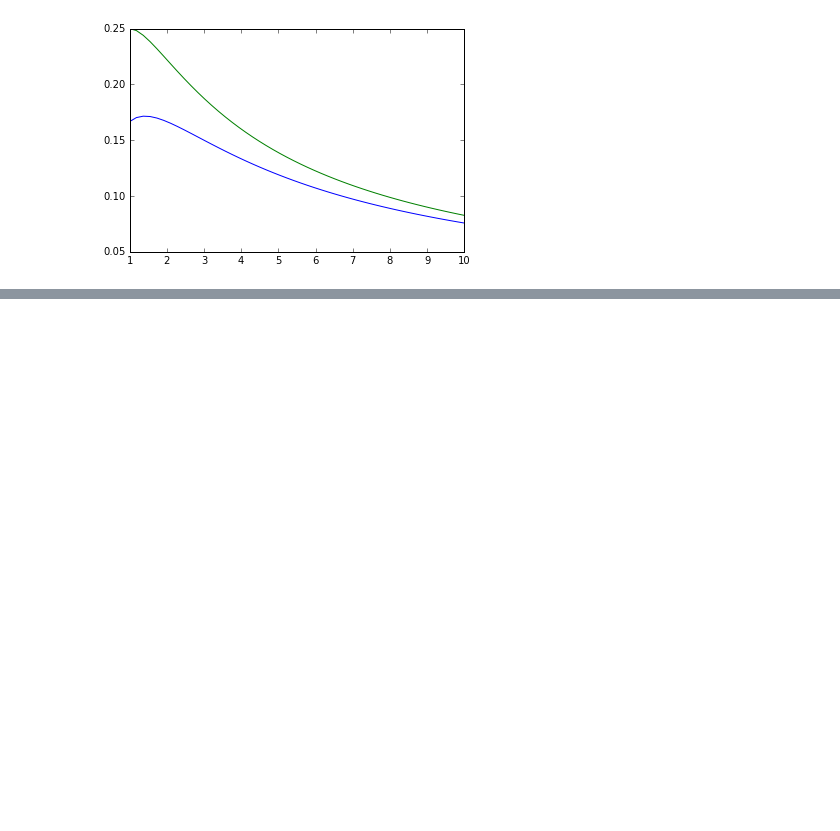
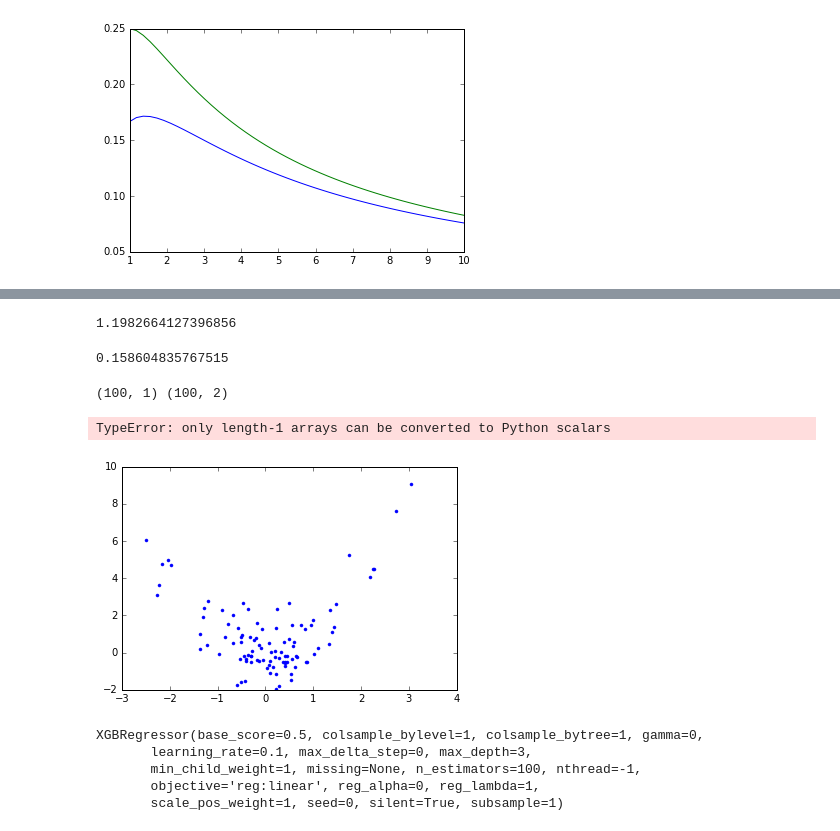
Before and after one commit to cottrell/notebooks, a Jupyter notebook: ml/beta logistic note.ipynb, the cells around one changed output, grey strips where cells are left out. Saved outputs shown, nothing was run; the diff lists cells and outputs as text; code cells hidden in the pictures; blank space fills up the shorter version.

```diff
--- a/ml/beta logistic note.ipynb
+++ b/ml/beta logistic note.ipynb
@@ -49,0 +133,37 @@ def dJ(alpha, beta, Y):
+# %%
+so.check_grad(_J, _dJ, rand(x0.shape[0])) / x0.shape[0]
+# %% [output]
+1.1982664127396856
+# %%
+so.check_grad(lambda x: psi(x).sum(), dpsi, randn(100))
+# %% [output]
+0.158604835767515
+# %%
+# can we just spoof the dim?
+x = randn(100)
+y = x ** 2 + randn(100)
+plot(x, y, '.')
+X = np.atleast_2d(x).T
+Y = np.vstack([y, y]).T
+import xgboost as xgb
+klf = xgb.XGBRegressor(base_score=0.5, colsample_bylevel=1, colsample_bytree=1, gamma=0,
+       learning_rate=0.1, max_delta_step=0, max_depth=3,
+       min_child_weight=1, missing=None, n_estimators=100, nthread=-1,
+       objective='reg:linear', reg_alpha=0, reg_lambda=1,
+       scale_pos_weight=1, seed=0, silent=True, subsample=1)
+
+print(X.shape, Y.shape)
+
+klf.fit(X, Y, eval_set=[(X, Y)], early_stopping_rounds=40)
+# %% [output]
+(100, 1) (100, 2)
+TypeError: only length-1 arrays can be converted to Python scalars
+[figure, added]
+# %%
+klf
+# %% [output]
+XGBRegressor(base_score=0.5, colsample_bylevel=1, colsample_bytree=1, gamma=0,
+       learning_rate=0.1, max_delta_step=0, max_depth=3,
+       min_child_weight=1, missing=None, n_estimators=100, nthread=-1,
+       objective='reg:linear', reg_alpha=0, reg_lambda=1,
+       scale_pos_weight=1, seed=0, silent=True, subsample=1)
```
Also changed, not shown: parts of 7 cells of this notebook, 3 other files.
